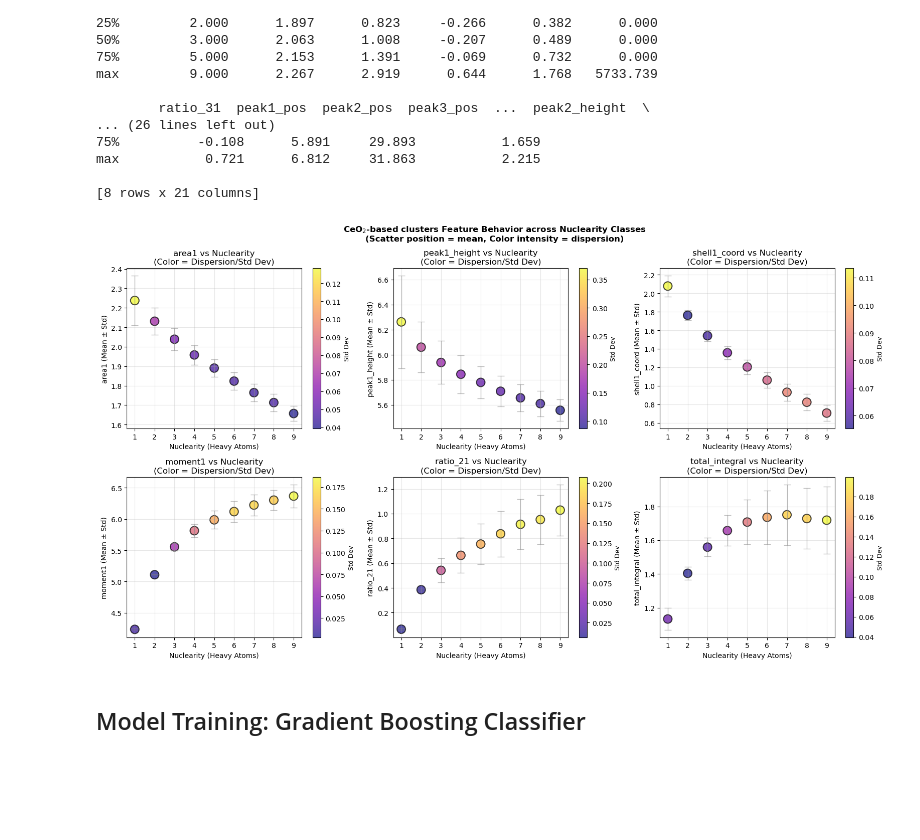
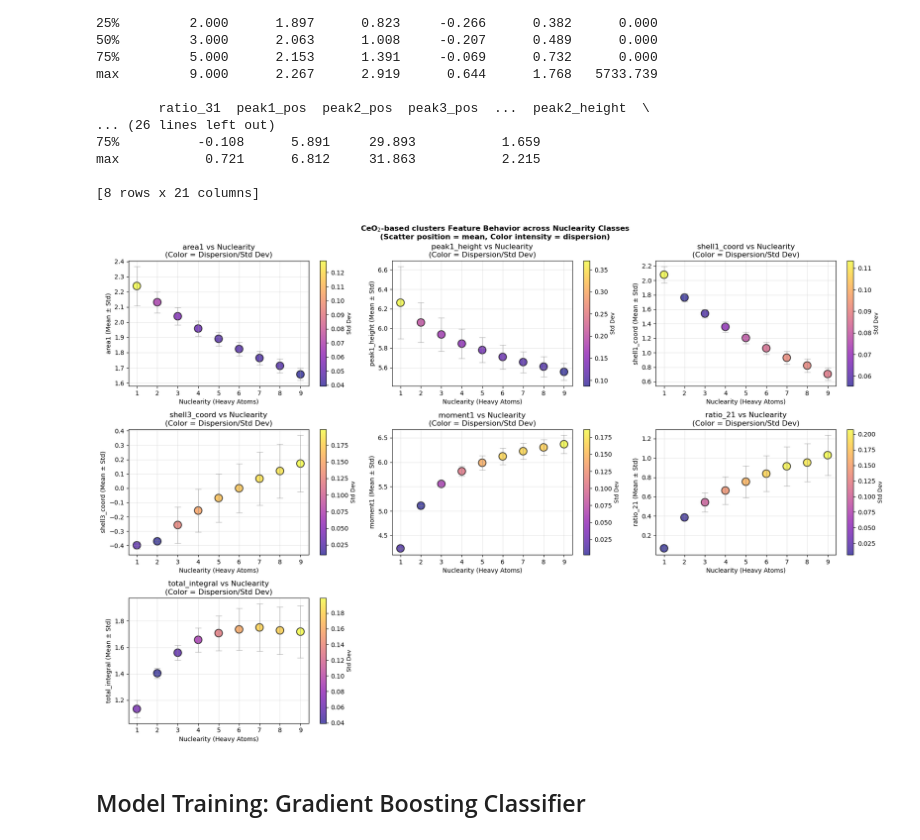
Before and after one commit to grebenyyk/PDF-NN, a Jupyter notebook: complete workflow/descriptors/A-descriptors-CeO2.ipynb, the cells around one changed output. Drawn from its saved outputs; the diff is of its cells as text; code cells hidden in the pictures; blank space fills up the shorter version.

```diff
--- a/complete workflow/descriptors/A-descriptors-CeO2.ipynb
+++ b/complete workflow/descriptors/A-descriptors-CeO2.ipynb
@@ -393,51 +393,56 @@ max           0.721      6.812     31.863           2.215
 # %%
 
 # Feature vs Nuclearity with Dispersion Analysis
-fig, axes = plt.subplots(2, 3, figsize=(16, 9))
+fig, axes = plt.subplots(3, 3, figsize=(18, 12))
+axes_flat = axes.flatten()
 
 # Calculate mean and std for each feature grouped by nuclearity
 feature_dispersion = {}
 nuclearity_values = sorted(features_data['nuclearity'].unique())
 
 # Select key features for visualization
-key_features = ['area1', 'peak1_height', 'shell1_coord', 'moment1', 'ratio_21', 'total_integral']
+key_features = ['area1', 'peak1_height', 'shell1_coord', 'shell3_coord', 'moment1', 'ratio_21', 'total_integral']
 
 for idx, feature in enumerate(key_features):
-    ax = axes[idx // 3, idx % 3]
+    ax = axes_flat[idx]
 
     # Calculate mean and std for each nuclearity
     feature_means = []
     feature_stds = []
 
     for nuc in nuclearity_values:
         nuc_data = features_data[features_data['nuclearity'] == nuc][feature]
         feature_means.append(nuc_data.mean())
         feature_stds.append(nuc_data.std())
 
     # Create scatter plot: nuclearity vs feature value, colored by dispersion (std)
     scatter = ax.scatter(nuclearity_values, feature_means,
                         c=feature_stds, cmap='plasma', s=150, alpha=0.7, edgecolors='black', linewidth=1.5)
 
     # Add error bars showing std deviation
     ax.errorbar(nuclearity_values, feature_means, yerr=feature_stds, fmt='none',
                ecolor='gray', alpha=0.5, capsize=5, linewidth=1)
 
     ax.set_xlabel('Nuclearity (Heavy Atoms)')
     ax.set_ylabel(f'{feature} (Mean ± Std)')
     ax.set_title(f'{feature} vs Nuclearity\n(Color = Dispersion/Std Dev)')
     ax.grid(True, alpha=0.3)
     ax.set_xticks(nuclearity_values)
 
     # Add colorbar for this subplot
     cbar = plt.colorbar(scatter, ax=ax)
     cbar.set_label('Std Dev', fontsize=9)
 
+# Hide any unused subplots
+for j in range(len(key_features), len(axes_flat)):
+    axes_flat[j].axis('off')
+
 fig.suptitle('CeO$_{2}$-based clusters Feature Behavior across Nuclearity Classes\n(Scatter position = mean, Color intensity = dispersion)',
              fontsize=12, fontweight='bold')
 plt.tight_layout()
 plt.show()
 # %% [output]
-[figure, old version]
+[figure, new version]
 # %% [markdown]
 ## Model Training: Gradient Boosting Classifier
 # %%
```
